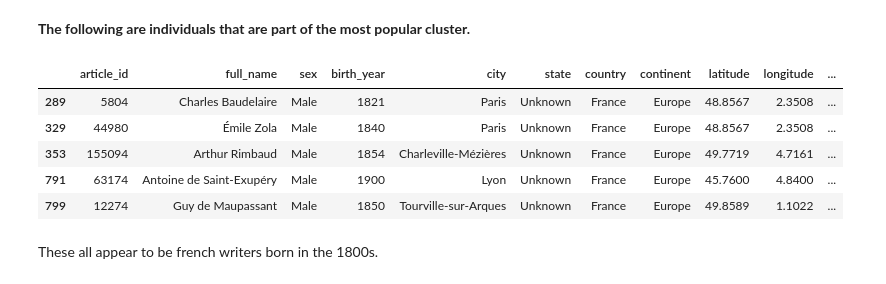
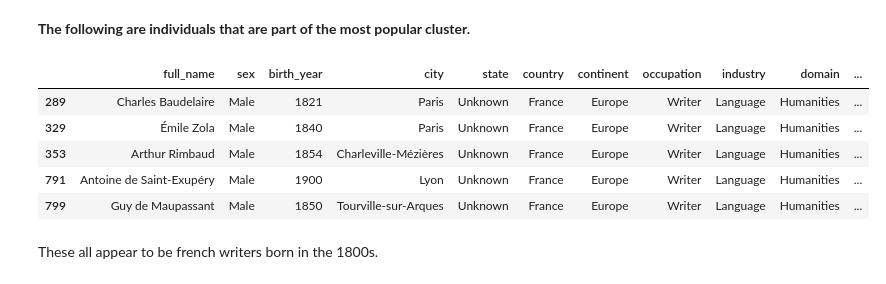
Before and after one commit to tbahng/ist652-final_project, a Jupyter notebook: Final_Project_Report.ipynb, the cells around one changed output. Saved outputs shown, nothing was run; the diff lists cells and outputs as text; code cells hidden in the pictures.

```diff
--- a/Final_Project_Report.ipynb
+++ b/Final_Project_Report.ipynb
@@ -718,14 +721,16 @@ dfTop10Clusters.sort_values(by = ['popularity'], ascending = False).head(10)
 # %% [markdown]
 **The following are individuals that are part of the most popular cluster.**
-# %%
-dfEval.loc[labels == 0,]
-# %% [output]
-|  | article_id | full_name | sex | birth_year | city | state | country | continent | latitude | longitude | ... |
-| 289 | 5804 | Charles Baudelaire | Male | 1821 | Paris | Unknown | France | Europe | 48.8567 | 2.3508 | ... |
-| 329 | 44980 | Émile Zola | Male | 1840 | Paris | Unknown | France | Europe | 48.8567 | 2.3508 | ... |
-| 353 | 155094 | Arthur Rimbaud | Male | 1854 | Charleville-Mézières | Unknown | France | Europe | 49.7719 | 4.7161 | ... |
-| 791 | 63174 | Antoine de Saint-Exupéry | Male | 1900 | Lyon | Unknown | France | Europe | 45.7600 | 4.8400 | ... |
-| 799 | 12274 | Guy de Maupassant | Male | 1850 | Tourville-sur-Arques | Unknown | France | Europe | 49.8589 | 1.1022 | ... |
+# %%
+exclCols = ['article_id','latitude','longitude'] # columns to exclude in print
+keepCols = [col for col in dfEval.columns if col not in exclCols]
+dfEval[keepCols].loc[labels == 0,]
+# %% [output]
+|  | full_name | sex | birth_year | city | state | country | continent | occupation | industry | domain | ... |
+| 289 | Charles Baudelaire | Male | 1821 | Paris | Unknown | France | Europe | Writer | Language | Humanities | ... |
+| 329 | Émile Zola | Male | 1840 | Paris | Unknown | France | Europe | Writer | Language | Humanities | ... |
+| 353 | Arthur Rimbaud | Male | 1854 | Charleville-Mézières | Unknown | France | Europe | Writer | Language | Humanities | ... |
+| 791 | Antoine de Saint-Exupéry | Male | 1900 | Lyon | Unknown | France | Europe | Writer | Language | Humanities | ... |
+| 799 | Guy de Maupassant | Male | 1850 | Tourville-sur-Arques | Unknown | France | Europe | Writer | Language | Humanities | ... |
 # %% [markdown]
 These all appear to be french writers born in the 1800s.
 # %% [markdown]
```
Also changed, not shown: parts of 6 cells of this notebook.
